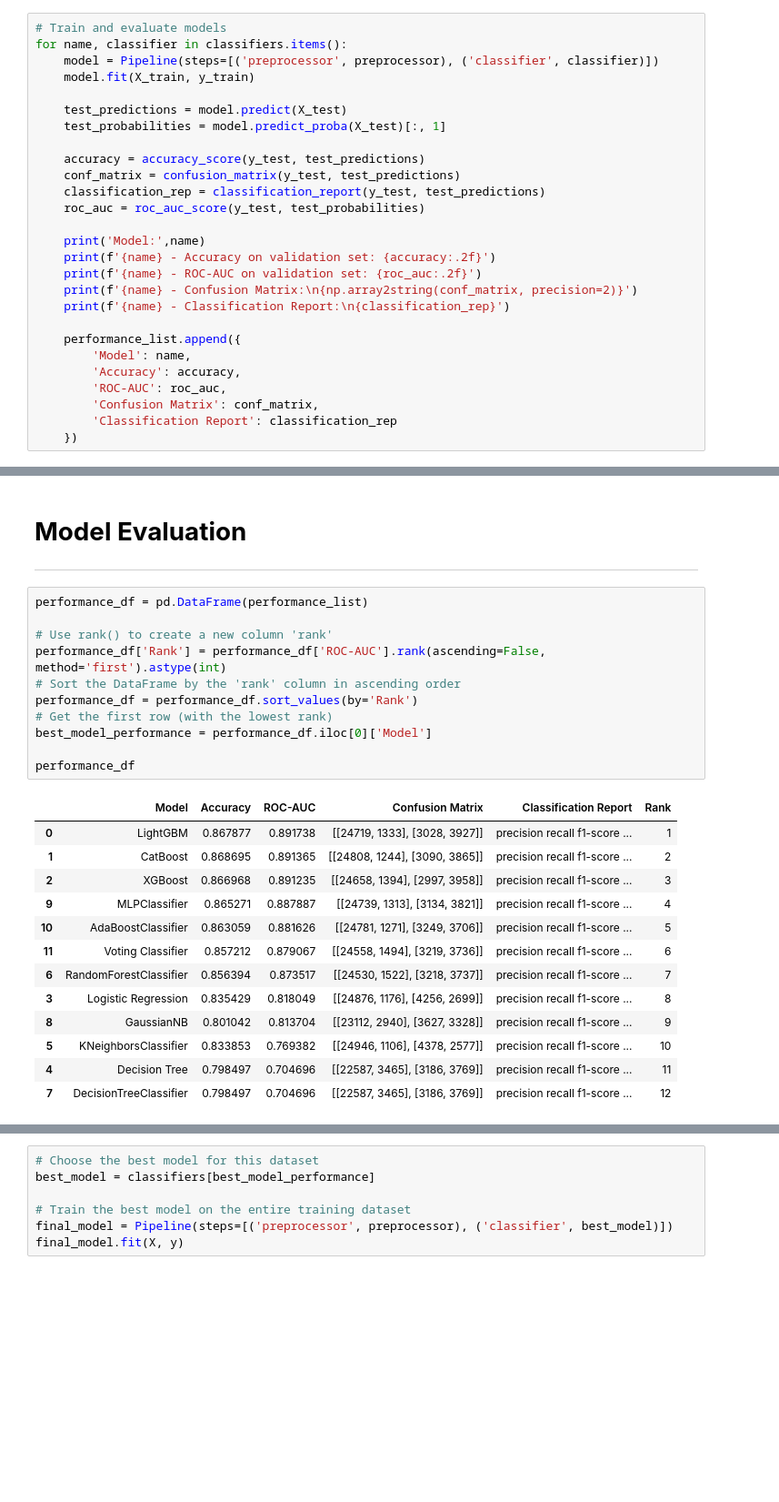
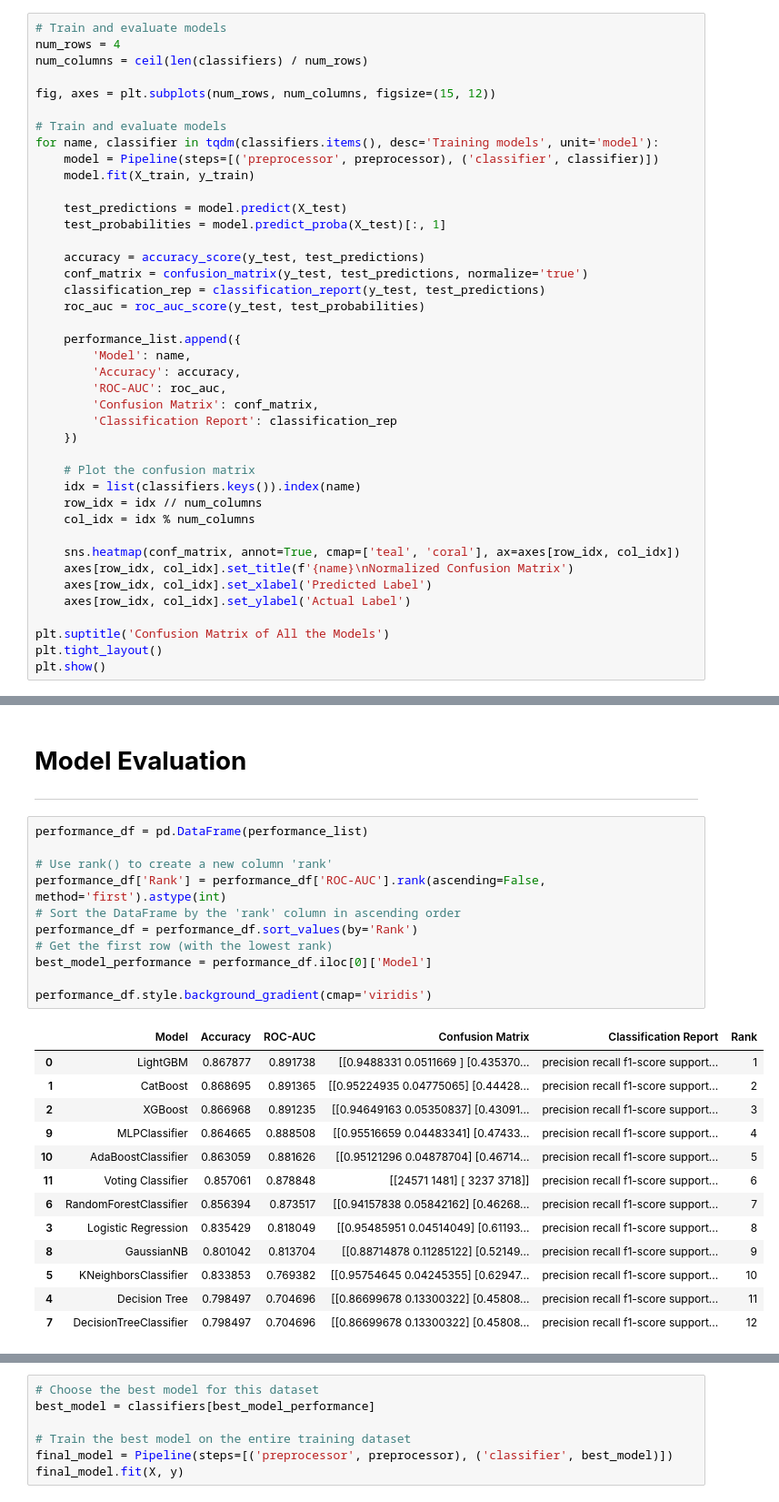
Before and after one commit to brmil07/Kaggle_Projects, a Jupyter notebook: binary-classification-with-a-bank-churn-dataset.ipynb, the cells around one changed output, grey strips where cells are left out. Shown at 91% size. Cells and saved outputs as stored; diff of their text form; blank space fills up the shorter version.

Commit message:
Kaggle Notebook | Binary Classification with a Bank Churn Dataset | Version 12

```diff
--- a/binary-classification-with-a-bank-churn-dataset.ipynb
+++ b/binary-classification-with-a-bank-churn-dataset.ipynb
@@ -264,7 +268,13 @@ classifiers = {
 performance_list = []
 # %%
 # Train and evaluate models
-for name, classifier in classifiers.items():
+num_rows = 4
+num_columns = ceil(len(classifiers) / num_rows)
+
+fig, axes = plt.subplots(num_rows, num_columns, figsize=(15, 12))
+
+# Train and evaluate models
+for name, classifier in tqdm(classifiers.items(), desc='Training models', unit='model'):
     model = Pipeline(steps=[('preprocessor', preprocessor), ('classifier', classifier)])
     model.fit(X_train, y_train)
 
@@ -272,15 +282,9 @@ for name, classifier in classifiers.items():
     test_probabilities = model.predict_proba(X_test)[:, 1]
 
     accuracy = accuracy_score(y_test, test_predictions)
-    conf_matrix = confusion_matrix(y_test, test_predictions)
+    conf_matrix = confusion_matrix(y_test, test_predictions, normalize='true')
     classification_rep = classification_report(y_test, test_predictions)
     roc_auc = roc_auc_score(y_test, test_probabilities)
-
-    print('Model:',name)
-    print(f'{name} - Accuracy on validation set: {accuracy:.2f}')
-    print(f'{name} - ROC-AUC on validation set: {roc_auc:.2f}')
-    print(f'{name} - Confusion Matrix:\n{np.array2string(conf_matrix, precision=2)}')
-    print(f'{name} - Classification Report:\n{classification_rep}')
 
     performance_list.append({
         'Model': name,
@@ -289,4 +293,18 @@ for name, classifier in classifiers.items():
         'Confusion Matrix': conf_matrix,
         'Classification Report': classification_rep
     })
+
+    # Plot the confusion matrix
+    idx = list(classifiers.keys()).index(name)
+    row_idx = idx // num_columns
+    col_idx = idx % num_columns
+
+    sns.heatmap(conf_matrix, annot=True, cmap=['teal', 'coral'], ax=axes[row_idx, col_idx])
+    axes[row_idx, col_idx].set_title(f'{name}\nNormalized Confusion Matrix')
+    axes[row_idx, col_idx].set_xlabel('Predicted Label')
+    axes[row_idx, col_idx].set_ylabel('Actual Label')
+
+plt.suptitle('Confusion Matrix of All the Models')
+plt.tight_layout()
+plt.show()
 # %% [output]
@@ -381,26 +383,26 @@ weighted avg       0.85      0.86      0.85     33007
 # %%
 performance_df = pd.DataFrame(performance_list)
 
 # Use rank() to create a new column 'rank'
 performance_df['Rank'] = performance_df['ROC-AUC'].rank(ascending=False, method='first').astype(int)
 # Sort the DataFrame by the 'rank' column in ascending order
 performance_df = performance_df.sort_values(by='Rank')
 # Get the first row (with the lowest rank)
 best_model_performance = performance_df.iloc[0]['Model']
 
-performance_df
+performance_df.style.background_gradient(cmap='viridis')
 # %% [output]
 |  | Model | Accuracy | ROC-AUC | Confusion Matrix | Classification Report | Rank |
-| 0 | LightGBM | 0.867877 | 0.891738 | [[24719, 1333], [3028, 3927]] | precision recall f1-score ... | 1 |
-| 1 | CatBoost | 0.868695 | 0.891365 | [[24808, 1244], [3090, 3865]] | precision recall f1-score ... | 2 |
-| 2 | XGBoost | 0.866968 | 0.891235 | [[24658, 1394], [2997, 3958]] | precision recall f1-score ... | 3 |
-| 9 | MLPClassifier | 0.865271 | 0.887887 | [[24739, 1313], [3134, 3821]] | precision recall f1-score ... | 4 |
-| 10 | AdaBoostClassifier | 0.863059 | 0.881626 | [[24781, 1271], [3249, 3706]] | precision recall f1-score ... | 5 |
-| 11 | Voting Classifier | 0.857212 | 0.879067 | [[24558, 1494], [3219, 3736]] | precision recall f1-score ... | 6 |
-| 6 | RandomForestClassifier | 0.856394 | 0.873517 | [[24530, 1522], [3218, 3737]] | precision recall f1-score ... | 7 |
-| 3 | Logistic Regression | 0.835429 | 0.818049 | [[24876, 1176], [4256, 2699]] | precision recall f1-score ... | 8 |
-| 8 | GaussianNB | 0.801042 | 0.813704 | [[23112, 2940], [3627, 3328]] | precision recall f1-score ... | 9 |
-| 5 | KNeighborsClassifier | 0.833853 | 0.769382 | [[24946, 1106], [4378, 2577]] | precision recall f1-score ... | 10 |
-| 4 | Decision Tree | 0.798497 | 0.704696 | [[22587, 3465], [3186, 3769]] | precision recall f1-score ... | 11 |
-| 7 | DecisionTreeClassifier | 0.798497 | 0.704696 | [[22587, 3465], [3186, 3769]] | precision recall f1-score ... | 12 |
+| 0 | LightGBM | 0.867877 | 0.891738 | [[0.9488331 0.0511669 ] [0.435370... | precision recall f1-score support... | 1 |
+| 1 | CatBoost | 0.868695 | 0.891365 | [[0.95224935 0.04775065] [0.44428... | precision recall f1-score support... | 2 |
+| 2 | XGBoost | 0.866968 | 0.891235 | [[0.94649163 0.05350837] [0.43091... | precision recall f1-score support... | 3 |
+| 9 | MLPClassifier | 0.864665 | 0.888508 | [[0.95516659 0.04483341] [0.47433... | precision recall f1-score support... | 4 |
+| 10 | AdaBoostClassifier | 0.863059 | 0.881626 | [[0.95121296 0.04878704] [0.46714... | precision recall f1-score support... | 5 |
+| 11 | Voting Classifier | 0.857061 | 0.878848 | [[24571 1481] [ 3237 3718]] | precision recall f1-score support... | 6 |
+| 6 | RandomForestClassifier | 0.856394 | 0.873517 | [[0.94157838 0.05842162] [0.46268... | precision recall f1-score support... | 7 |
+| 3 | Logistic Regression | 0.835429 | 0.818049 | [[0.95485951 0.04514049] [0.61193... | precision recall f1-score support... | 8 |
+| 8 | GaussianNB | 0.801042 | 0.813704 | [[0.88714878 0.11285122] [0.52149... | precision recall f1-score support... | 9 |
+| 5 | KNeighborsClassifier | 0.833853 | 0.769382 | [[0.95754645 0.04245355] [0.62947... | precision recall f1-score support... | 10 |
+| 4 | Decision Tree | 0.798497 | 0.704696 | [[0.86699678 0.13300322] [0.45808... | precision recall f1-score support... | 11 |
+| 7 | DecisionTreeClassifier | 0.798497 | 0.704696 | [[0.86699678 0.13300322] [0.45808... | precision recall f1-score support... | 12 |
 # %%
```
Also changed, not shown: parts of 5 cells of this notebook.
